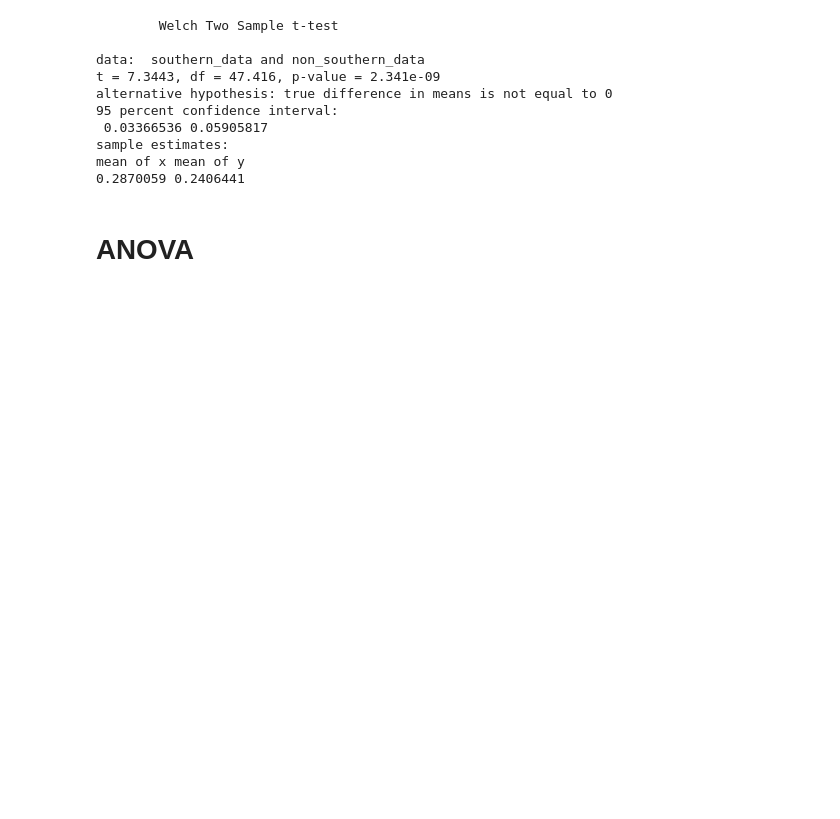
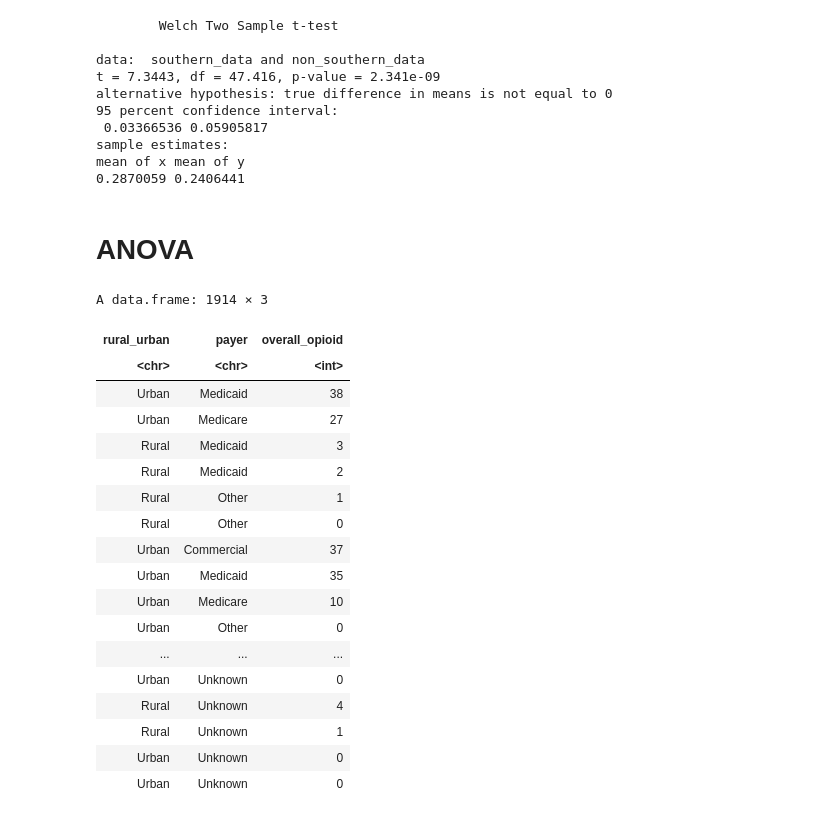
Before and after one commit to amnasyed1/507_inclass_inferential, a Jupyter notebook: 507_inclass_r.ipynb, the cells around one changed output. Cells and saved outputs as stored; diff of their text form; code cells hidden in the pictures; blank space fills up the shorter version.

```diff
--- a/507_inclass_r.ipynb
+++ b/507_inclass_r.ipynb
@@ -97,3 +98,26 @@ mean of x mean of y
 0.2870059 0.2406441
 # %% [markdown]
 # **ANOVA**
+# %%
+opioids = read.csv('https://raw.githubusercontent.com/hantswilliams/HHA_507_2023/main/WK5/examples/data/nys-opioid-visits/sparcs_opioid_clean.csv')
+opioids
+# %% [output]
+A data.frame: 1914 × 3
+| rural_urban | payer | overall_opioid |
+| <chr> | <chr> | <int> |
+| Urban | Medicaid | 38 |
+| Urban | Medicare | 27 |
+| Rural | Medicaid | 3 |
+| Rural | Medicaid | 2 |
+| Rural | Other | 1 |
+| Rural | Other | 0 |
+| Urban | Commercial | 37 |
+| Urban | Medicaid | 35 |
+| Urban | Medicare | 10 |
+| Urban | Other | 0 |
+| ... | ... | ... |
+| Urban | Unknown | 0 |
+| Rural | Unknown | 4 |
+| Rural | Unknown | 1 |
+| Urban | Unknown | 0 |
+| Urban | Unknown | 0 |
```
Also changed, not shown: parts of 4 cells of this notebook.
